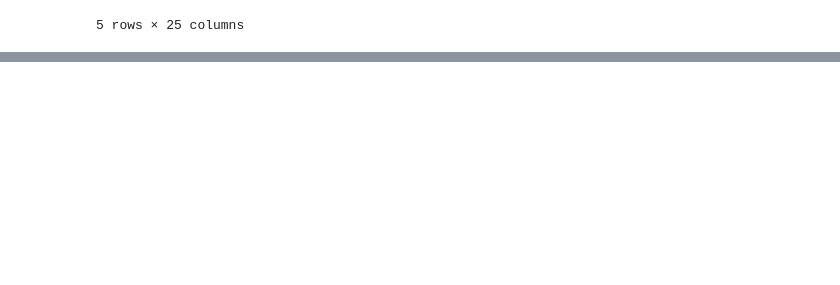
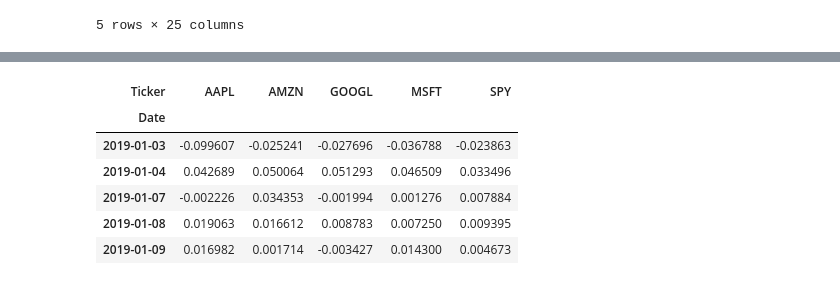
Before and after one commit to eyet7/Markowitz-portfolio-optimization, a Jupyter notebook: notebooks/01_markowitz.ipynb, the cells around one changed output, grey strips where cells are left out. Cells and saved outputs as stored; diff of their text form; code cells hidden in the pictures; blank space fills up the shorter version.

```diff
--- a/notebooks/01_markowitz.ipynb
+++ b/notebooks/01_markowitz.ipynb
@@ -32,0 +37,4 @@ prices.head()
+# %%
+# Keep only adjusted close prices.
+prices_close = prices["Close"]
+prices_close.head()
@@ -32,0 +49,12 @@ prices.head()
+# %%
+# Compute daily returns
+returns = prices_close.pct_change().dropna()
+returns.head()
+# %% [output]
+| Ticker | AAPL | AMZN | GOOGL | MSFT | SPY |
+| Date |  |  |  |  |  |
+| 2019-01-03 | -0.099607 | -0.025241 | -0.027696 | -0.036788 | -0.023863 |
+| 2019-01-04 | 0.042689 | 0.050064 | 0.051293 | 0.046509 | 0.033496 |
+| 2019-01-07 | -0.002226 | 0.034353 | -0.001994 | 0.001276 | 0.007884 |
+| 2019-01-08 | 0.019063 | 0.016612 | 0.008783 | 0.007250 | 0.009395 |
+| 2019-01-09 | 0.016982 | 0.001714 | -0.003427 | 0.014300 | 0.004673 |
```
Also changed, not shown: parts of 2 cells of this notebook.
